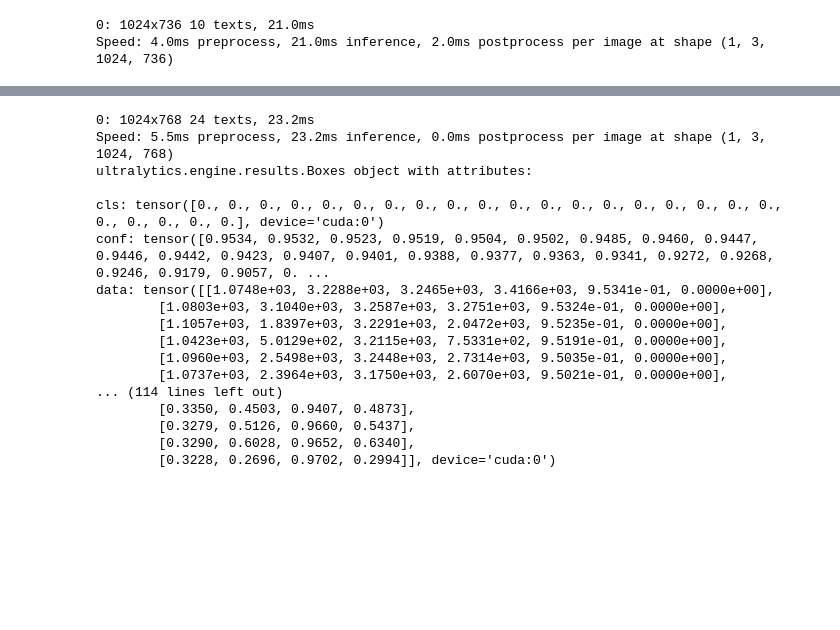
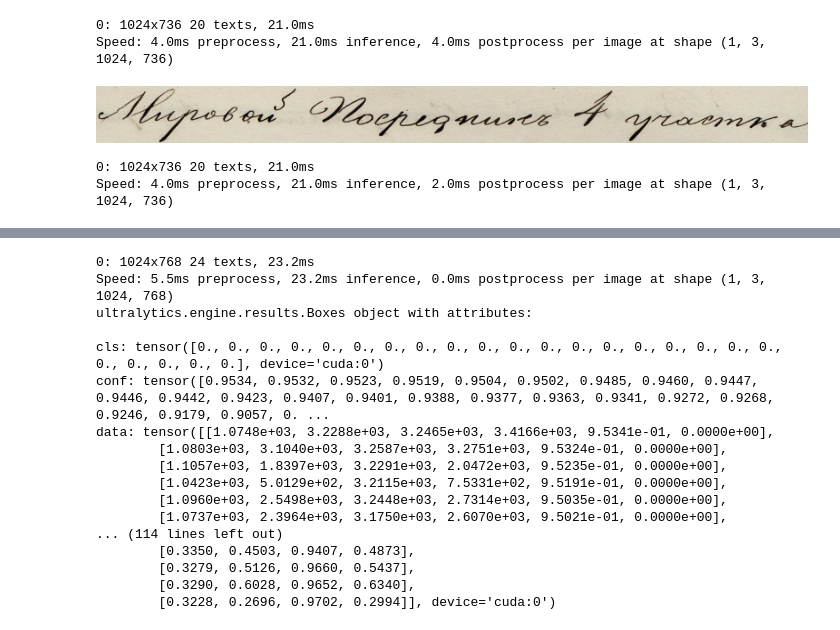
Before and after one commit to Akhmetov-VA/HTR-historical, a Jupyter notebook: notebooks/5 COMPUTE METRICS/Compute metrics.ipynb, the cells around one changed output, grey strips where cells are left out. Drawn from its saved outputs; the diff is of its cells as text; code cells hidden in the pictures; blank space fills up the shorter version.

```diff
--- a/notebooks/5 COMPUTE METRICS/Compute metrics.ipynb
+++ b/notebooks/5 COMPUTE METRICS/Compute metrics.ipynb
@@ -35,11 +35,9 @@ class TextRecognizePipeline:
 
     def __init__(self):
         self.ocr_processor = TrOCRProcessor.from_pretrained("raxtemur/trocr-base-ru")
-        self.ocr_model = VisionEncoderDecoderModel.from_pretrained(path_to_checkpoint, local_files_only=True).to(device)
+        self.ocr_model = VisionEncoderDecoderModel.from_pretrained("../../models/text_recognizer/checkpoint-1107/", local_files_only=True).to(device)
         self.detection_model = YOLO("../../models/new_text_detector/best_1024.pt").to(device)
 
-
-    def prepare_orc_model(self):
         # Set special tokens used for creating the decoder_input_ids from the labels.
         self.ocr_model.config.decoder_start_token_id = self.ocr_processor.tokenizer.cls_token_id
         self.ocr_model.config.pad_token_id = self.ocr_processor.tokenizer.pad_token_id
@@ -54,16 +52,28 @@ class TextRecognizePipeline:
         self.ocr_model.config.num_beams = 4
 
     def get_detections_and_crop_boxes(self, img_list: list[Image]) -> list[Image]:
+
+        def sort_bbox_by_y(bbox_list):
+            sorted_bbox = sorted(bbox_list, key=lambda bbox: bbox[3])  # Сортировка по координате y
+            return sorted_bbox
+
         result = []
         for predict, image in zip(self.detection_model.predict(img_list), img_list):
-            for box in predict.boxes.xyxy.cpu().tolist():
+            bboxes = predict.boxes.xyxy.cpu().tolist()
+            sorted_bboxes = sort_bbox_by_y(bboxes)
+            for box in sorted_bboxes:
                 cropped_image = image.crop(box)
                 result.append(cropped_image)
         return result
 
-    def get_ocr_predictions(self, img_list: list[Image]):
+    def get_ocr_predictions(self, img_list: list[Image]) -> list[str]:
         pixel_values = self.ocr_processor(img_list, return_tensors="pt").pixel_values.to(device)
         generated_ids = self.ocr_model.generate(pixel_values)
         generated_text = self.ocr_processor.batch_decode(generated_ids, skip_special_tokens=True)
         return generated_text
+
+    def recognize(self, img_list: list[Image]) -> list[str]:
+        cropped_images = self.get_detections_and_crop_boxes(img_list)
+        recognized_text = self.get_ocr_predictions(cropped_images)
+        return recognized_text
 # %%
@@ -72,9 +88,16 @@ ocr_pipeline.prepare_orc_model()
 # %%
 img = Image.open(get_rand_image())
 img = ImageOps.exif_transpose(img)
-
-t = ocr_pipeline.get_detections_and_crop_boxes([img])
+img.show()
-# %% [output]
-0: 1024x736 10 texts, 21.0ms
-Speed: 4.0ms preprocess, 21.0ms inference, 2.0ms postprocess per image at shape (1, 3, 1024, 736)
+# %%
+ocr_pipeline.get_detections_and_crop_boxes([img])[0]
+# %% [output]
+0: 1024x736 20 texts, 21.0ms
+Speed: 4.0ms preprocess, 21.0ms inference, 4.0ms postprocess per image at shape (1, 3, 1024, 736)
+[figure, added]
+# %%
+recognized_text = ocr_pipeline.recognize([img])
+# %% [output]
+0: 1024x736 20 texts, 21.0ms
+Speed: 4.0ms preprocess, 21.0ms inference, 2.0ms postprocess per image at shape (1, 3, 1024, 736)
 # %%
```
Also changed, not shown: parts of 5 cells of this notebook.
